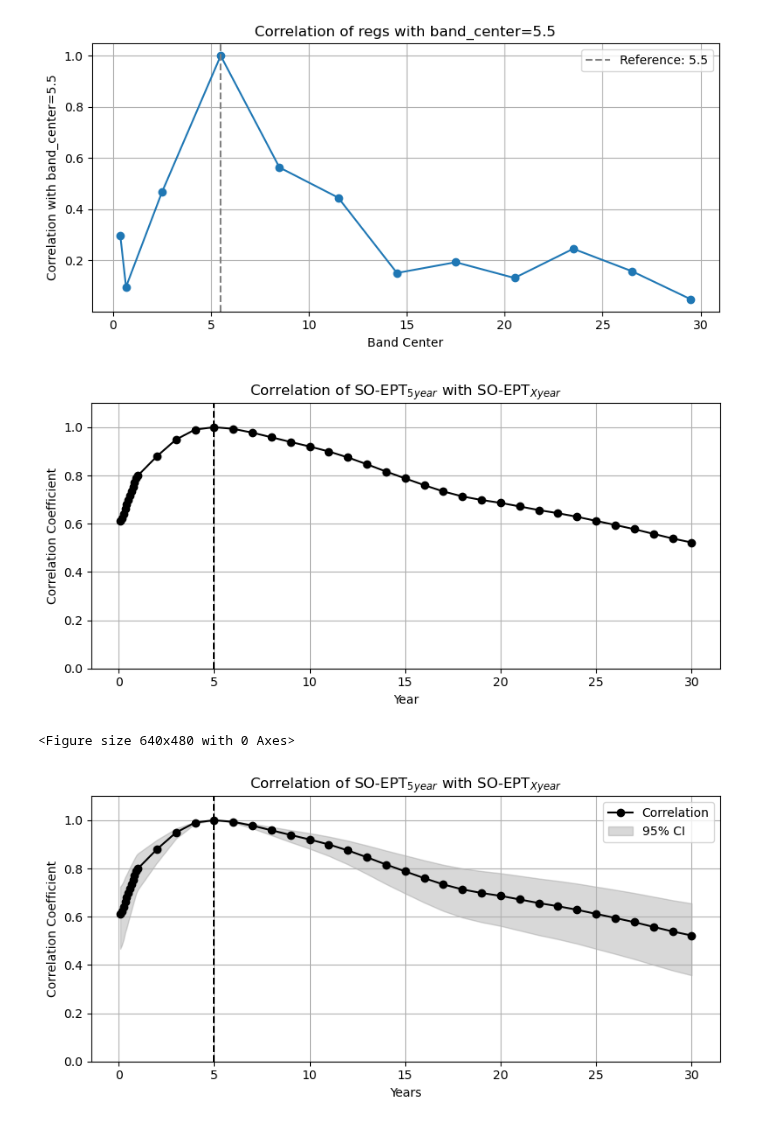
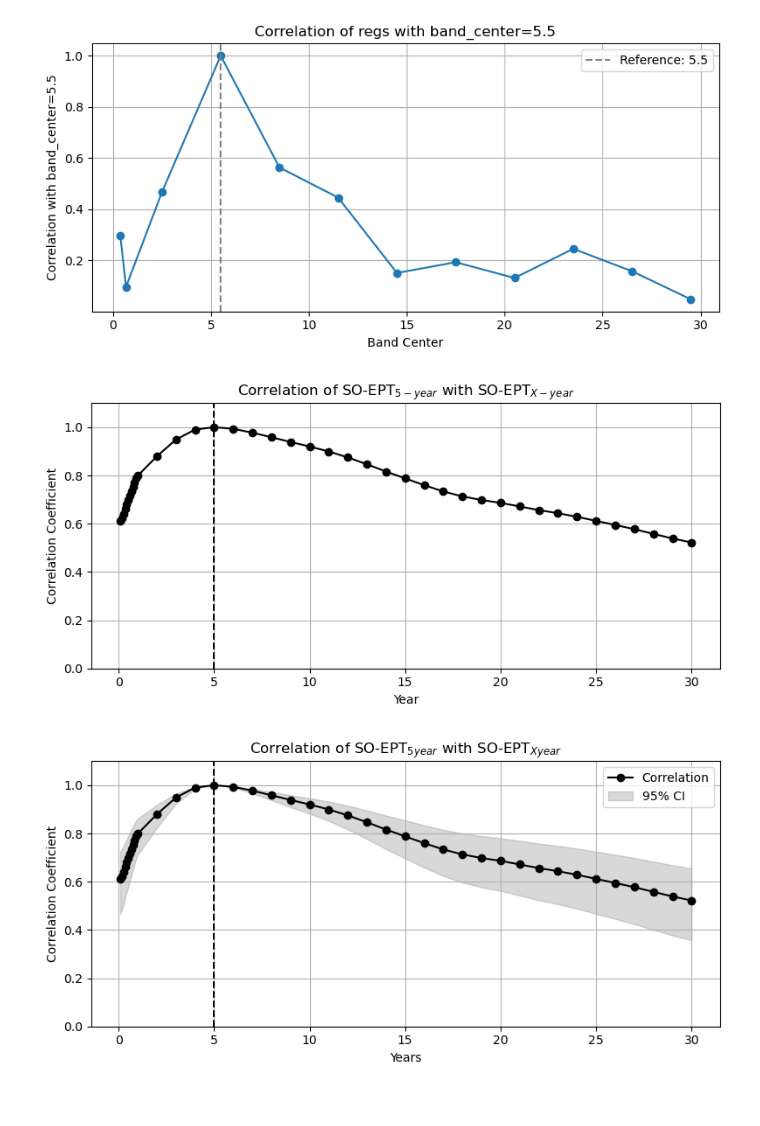
Before and after one commit to zacespinosa/SO-EP-teleconnection, a Jupyter notebook: Figure_Notebooks/Figure_2_time.ipynb, the cells around one changed output. Drawn from its saved outputs; the diff is of its cells as text; code cells hidden in the pictures.

Commit message:
update multi-decadal and shortterm correlation

```diff
--- a/Figure_Notebooks/Figure_2_time.ipynb
+++ b/Figure_Notebooks/Figure_2_time.ipynb
@@ -727,37 +727,35 @@ band_centers = regs.years.values
 
 correlations = []
 for bc in band_centers:
     x = ref.values
     y = regs.sel(years=bc).values
     # Handle NaNs explicitly
     mask = ~np.isnan(x) & ~np.isnan(y)
     if np.sum(mask) >= 2:
         corr = np.corrcoef(x[mask], y[mask])[0, 1]
     else:
         corr = np.nan
     correlations.append(corr)
 
 # Convert to array for plotting
 correlations = np.array(correlations)
 
 # Plot correlation vs. years
 plt.figure(figsize=(8, 4))
 plt.plot(band_centers, correlations, marker='o', color='black')
 plt.axvline(12*5, color='black', linestyle='--')
 plt.ylim(0, 1.1)
 plt.xlabel("Year")
 plt.ylabel(r"Correlation Coefficient")
 plt.xticks(ticks=np.arange(0, 12*35, 12*5), labels=np.arange(0, 35, 5))
-plt.title(r"Correlation of SO-EPT$_{5year}$ with SO-EPT$_{Xyear}$")
+plt.title(r"Correlation of SO-EPT$_{5-year}$ with SO-EPT$_{X-year}$")
 plt.grid(True)
 plt.tight_layout()
-plt.show()
 #########################################################################
 plt.savefig("/home/espinosa10/SO-EP-teleconnection/Manuscript_Figures/SI/Figure_SX_2_SO-EPT_timescale.png", dpi=300, bbox_inches="tight")
 plt.savefig("/home/espinosa10/SO-EP-teleconnection/Manuscript_Figures/SI/Figure_SX_2_SO-EPT_timescale.pdf", dpi=300, bbox_inches="tight")
 # %% [output]
-[figure, old version]
+[figure, new version]
-<Figure size 640x480 with 0 Axes>
 # %%
 DATA_ROOT = "/home/espinosa10/SO-EP-teleconnection/Data"
 rvalues_so_ept_coupling = xr.open_dataset(os.path.join(DATA_ROOT, "so_ept_coupling.nc"))
```
Also changed, not shown: parts of 1 cell of this notebook, 2 other files.
